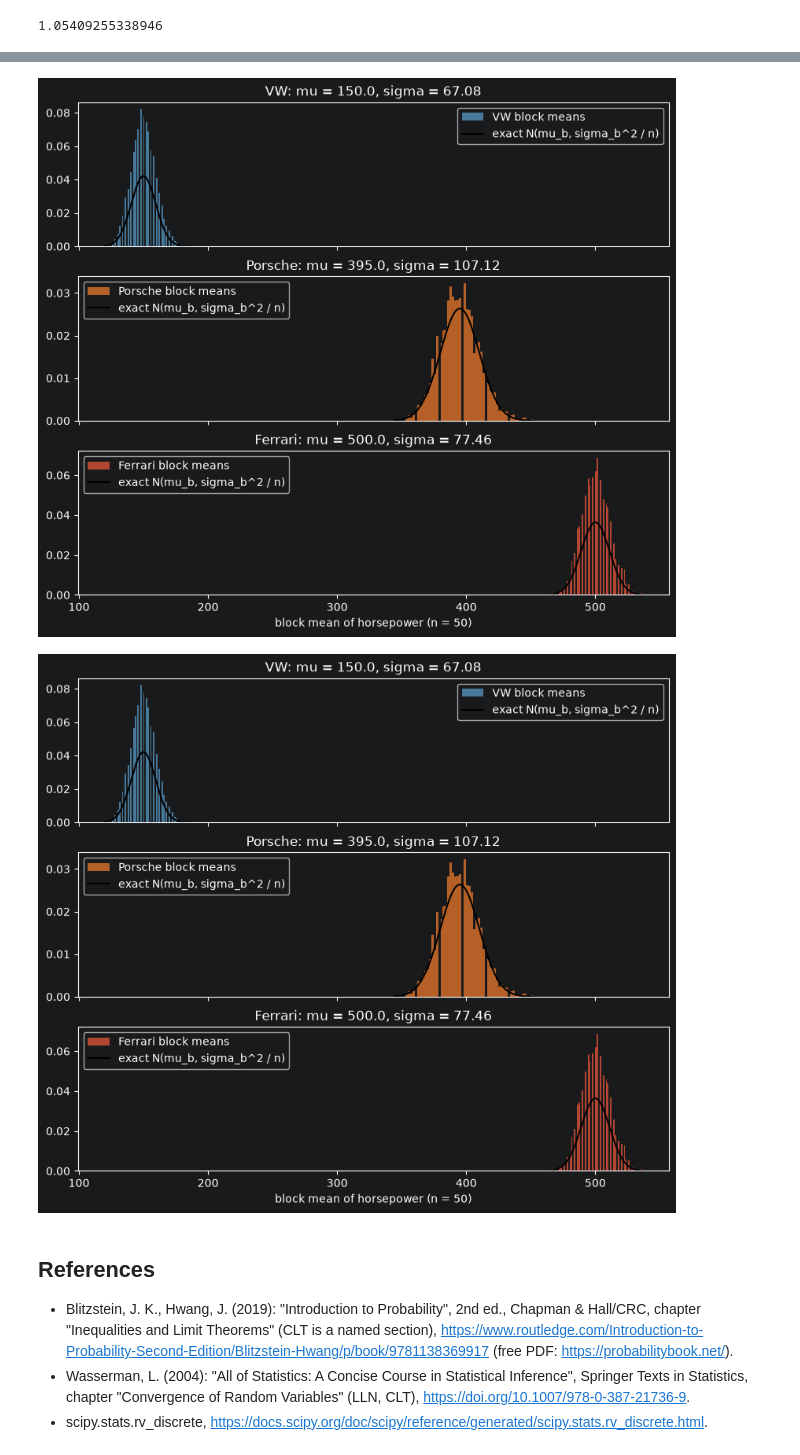
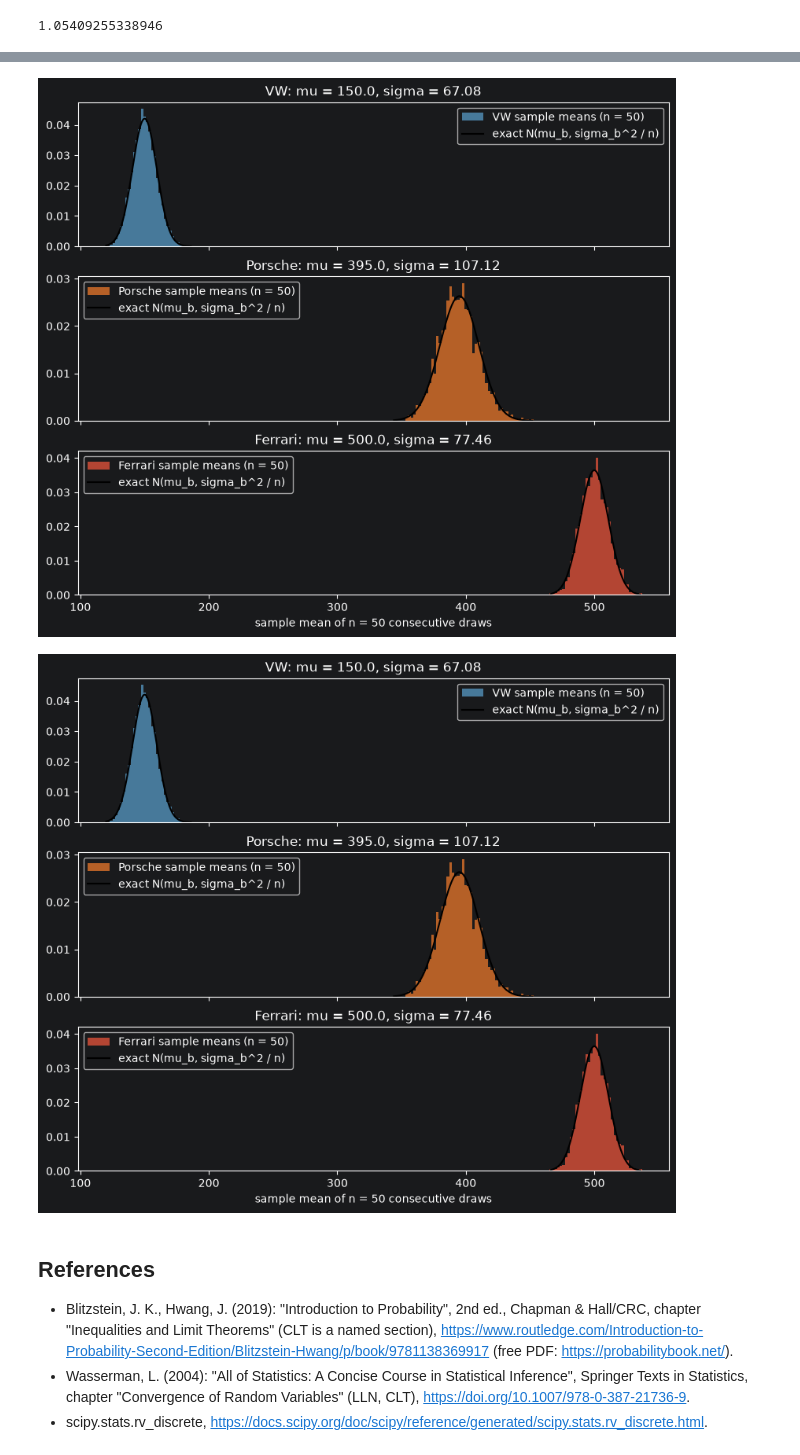
Before and after one commit to aisven/foundations-of-probability-and-statistics, a Jupyter notebook: notebooks/cars/notebook-cars-13.ipynb, the cells around one changed output, grey strips where cells are left out. Drawn from its saved outputs; the diff is of its cells as text; code cells hidden in the pictures.

```diff
--- a/notebooks/cars/notebook-cars-13.ipynb
+++ b/notebooks/cars/notebook-cars-13.ipynb
@@ -54,33 +56,40 @@ One sample of 500,000 cars: per-brand contiguous blocks of size $n = 50$ give bl
 # %%
 import matplotlib
 import matplotlib.pyplot as plt
 import numpy as np
 from scipy import stats
 
 cars = sample_from_car_distribution(n_cars=500_000, random_state=42)
 
-# per-brand contiguous block means of size 50 against N(mu_b, sigma_b^2 / n)
-block = 50
+# realizations of the sample-mean estimator from n = 50 consecutive draws against N(mu_b, sigma_b^2 / n)
+n = 50
 figure, axes = plt.subplots(3, 1, figsize=(8.0, 7.0), dpi=100, layout="constrained", sharex=True)
 for ax, brand, cmap_name in zip(axes, ["VW", "Porsche", "Ferrari"], ["Blues", "Oranges", "Reds"], strict=True):
     values = cars[cars["brand"] == brand]["horsepower"].to_numpy(dtype=float)
-    means = values[: len(values) // block * block].reshape(-1, block).mean(axis=1)
+    sample_means = values[: len(values) // n * n].reshape(-1, n).mean(axis=1)
     mu = conditional_horsepower_mean(brand)
     sigma = float(np.sqrt(conditional_horsepower_variance(brand)))
-    # standardized block means have mean ~0 and variance ~1 under the CLT
-    standardized = (means - mu) / (sigma / np.sqrt(block))
+    # the unbiased estimator's standardized values have mean ~0 and variance ~1 under the CLT
+    standardized = (sample_means - mu) / (sigma / np.sqrt(n))
     assert abs(float(standardized.mean())) < 0.05
     assert math.isclose(float(standardized.var(ddof=0)), 1.0, rel_tol=0.05)
-    grid = np.linspace(means.min(), means.max(), 200)
-    ax.hist(means, bins=60, density=True, color=matplotlib.colormaps[cmap_name](0.55), alpha=0.7, label=f"{brand} block means")
-    ax.plot(grid, stats.norm.pdf(grid, loc=mu, scale=sigma / np.sqrt(block)), color="black", label="exact N(mu_b, sigma_b^2 / n)")
+    grid = np.linspace(sample_means.min(), sample_means.max(), 200)
+    # the estimator values sit on a lattice: n consecutive draws shift the total by
+    # multiples of 100 hp, so the values are spaced 100 / n = 2 hp apart; bins narrower
+    # than one lattice cell pile discrete mass into single bars and overshoot any
+    # continuous density, so center one edge pair on every lattice value instead
+    unique = np.unique(np.round(sample_means, 12))
+    spacing = float(np.min(np.diff(unique)))
+    edges = np.concatenate([unique - spacing / 2, [unique[-1] + spacing / 2]])
+    ax.hist(sample_means, bins=edges, density=True, color=matplotlib.colormaps[cmap_name](0.55), alpha=0.7, label=f"{brand} sample means (n = 50)")
+    ax.plot(grid, stats.norm.pdf(grid, loc=mu, scale=sigma / np.sqrt(n)), color="black", label="exact N(mu_b, sigma_b^2 / n)")
     ax.set_title(f"{brand}: mu = {mu:.1f}, sigma = {sigma:.2f}")
     ax.legend()
-axes[-1].set_xlabel("block mean of horsepower (n = 50)")
+axes[-1].set_xlabel("sample mean of n = 50 consecutive draws")
 figure
 # %% [output]
-[figure, old version]
+[figure, new version]
-[figure, old version]
+[figure, new version]
 # %% [markdown]
 ## References
 
```
Also changed, not shown: parts of 5 cells of this notebook.
